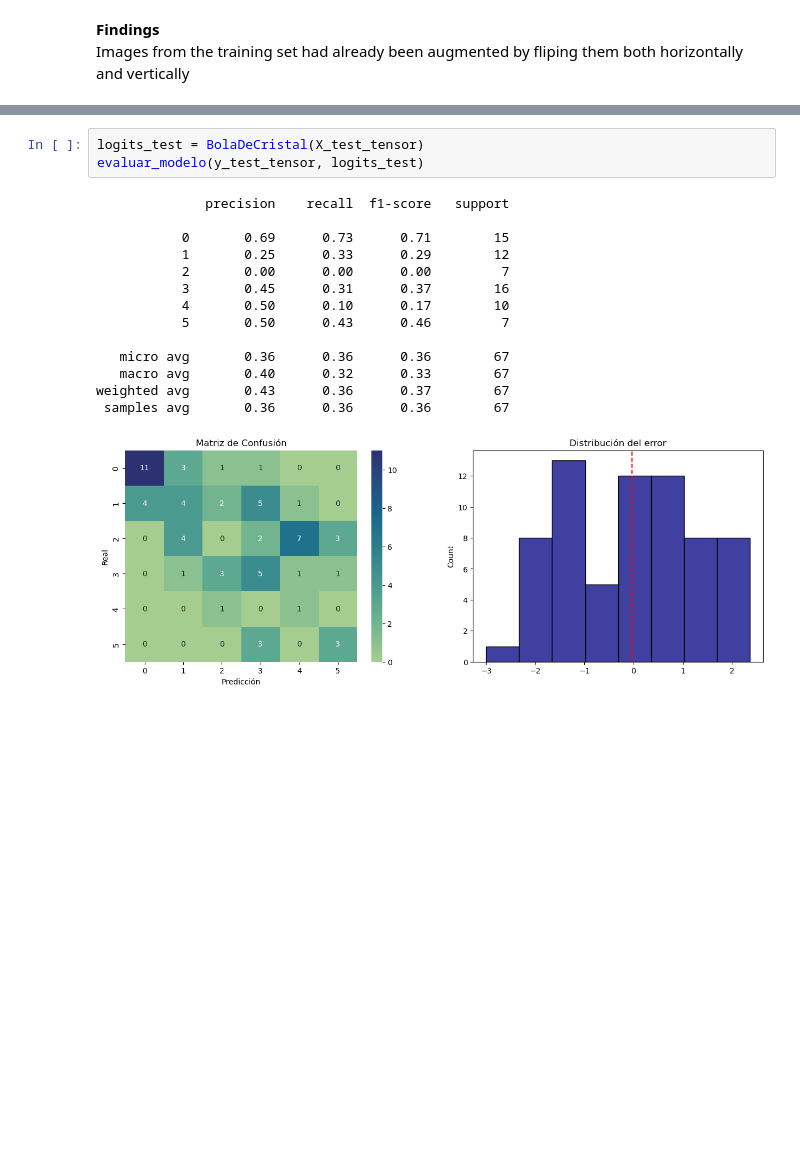
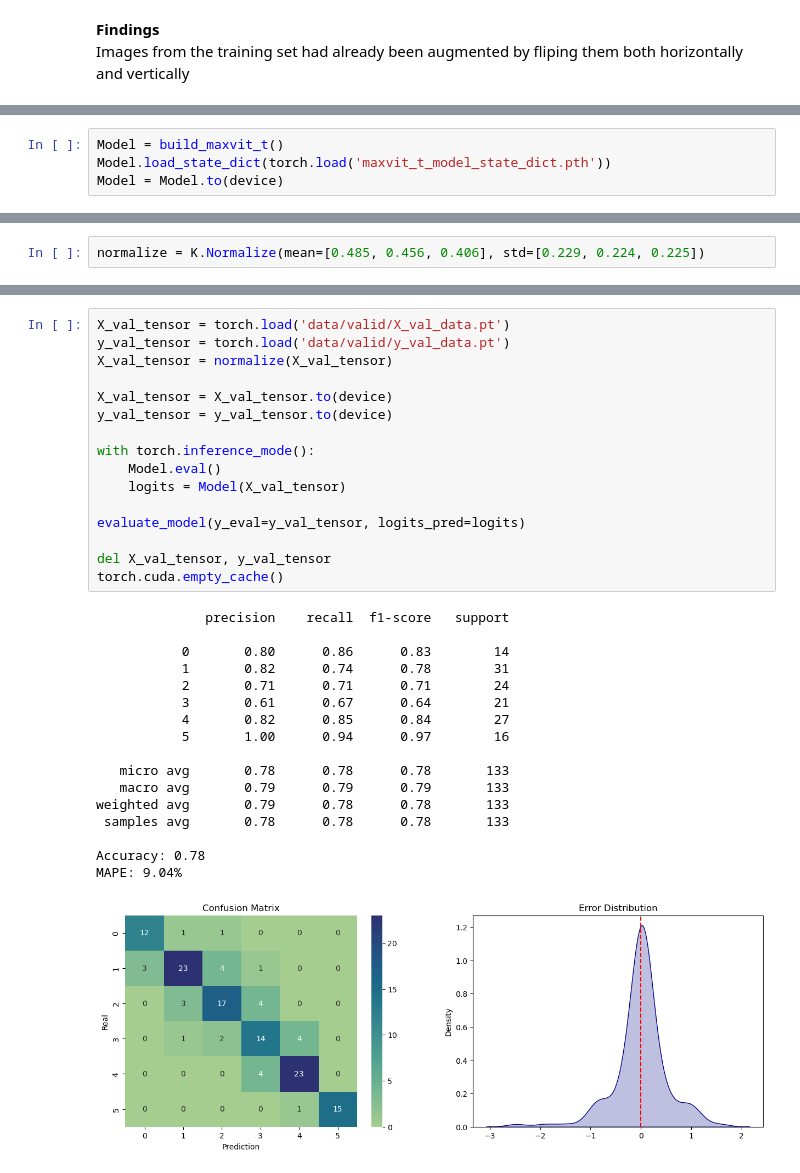
Before and after one commit to Rubenvalrom/Multilabel-Baldness-Classification, a Jupyter notebook: notebook.ipynb, the cells around one changed output, grey strips where cells are left out. Saved outputs shown, nothing was run; the diff lists cells and outputs as text; blank space fills up the shorter version.

```diff
--- a/notebook.ipynb
+++ b/notebook.ipynb
@@ -314 +455,5 @@ def entrenar_modelo(model, train_dataset, X_tensor_val, y_tensor_val, epochs=250
+# %%
+Model = build_maxvit_t()
+Model.load_state_dict(torch.load('maxvit_t_model_state_dict.pth'))
+Model = Model.to(device)
 # %%
@@ -350,0 +506,2 @@ KeyboardInterrupt:
+# %%
+normalize = K.Normalize(mean=[0.485, 0.456, 0.406], std=[0.229, 0.224, 0.225])
@@ -351,18 +539,34 @@ KeyboardInterrupt:
 # %%
-logits_test = BolaDeCristal(X_test_tensor)
-evaluar_modelo(y_test_tensor, logits_test)
+X_val_tensor = torch.load('data/valid/X_val_data.pt')
+y_val_tensor = torch.load('data/valid/y_val_data.pt')
+X_val_tensor = normalize(X_val_tensor)
+
+X_val_tensor = X_val_tensor.to(device)
+y_val_tensor = y_val_tensor.to(device)
+
+with torch.inference_mode():
+    Model.eval()
+    logits = Model(X_val_tensor)
+
+evaluate_model(y_eval=y_val_tensor, logits_pred=logits)
+
+del X_val_tensor, y_val_tensor
+torch.cuda.empty_cache()
 # %% [output]
               precision    recall  f1-score   support
 
-           0       0.69      0.73      0.71        15
-           1       0.25      0.33      0.29        12
-           2       0.00      0.00      0.00         7
-           3       0.45      0.31      0.37        16
-           4       0.50      0.10      0.17        10
-           5       0.50      0.43      0.46         7
+           0       0.80      0.86      0.83        14
+           1       0.82      0.74      0.78        31
+           2       0.71      0.71      0.71        24
+           3       0.61      0.67      0.64        21
+           4       0.82      0.85      0.84        27
+           5       1.00      0.94      0.97        16
 
-   micro avg       0.36      0.36      0.36        67
-   macro avg       0.40      0.32      0.33        67
-weighted avg       0.43      0.36      0.37        67
- samples avg       0.36      0.36      0.36        67
+   micro avg       0.78      0.78      0.78       133
+   macro avg       0.79      0.79      0.79       133
+weighted avg       0.79      0.78      0.78       133
+ samples avg       0.78      0.78      0.78       133
+
+Accuracy: 0.78
+MAPE: 9.04%
-[figure, old version]
+[figure, new version]
```
Also changed, not shown: parts of 44 cells of this notebook, 11 other files.
